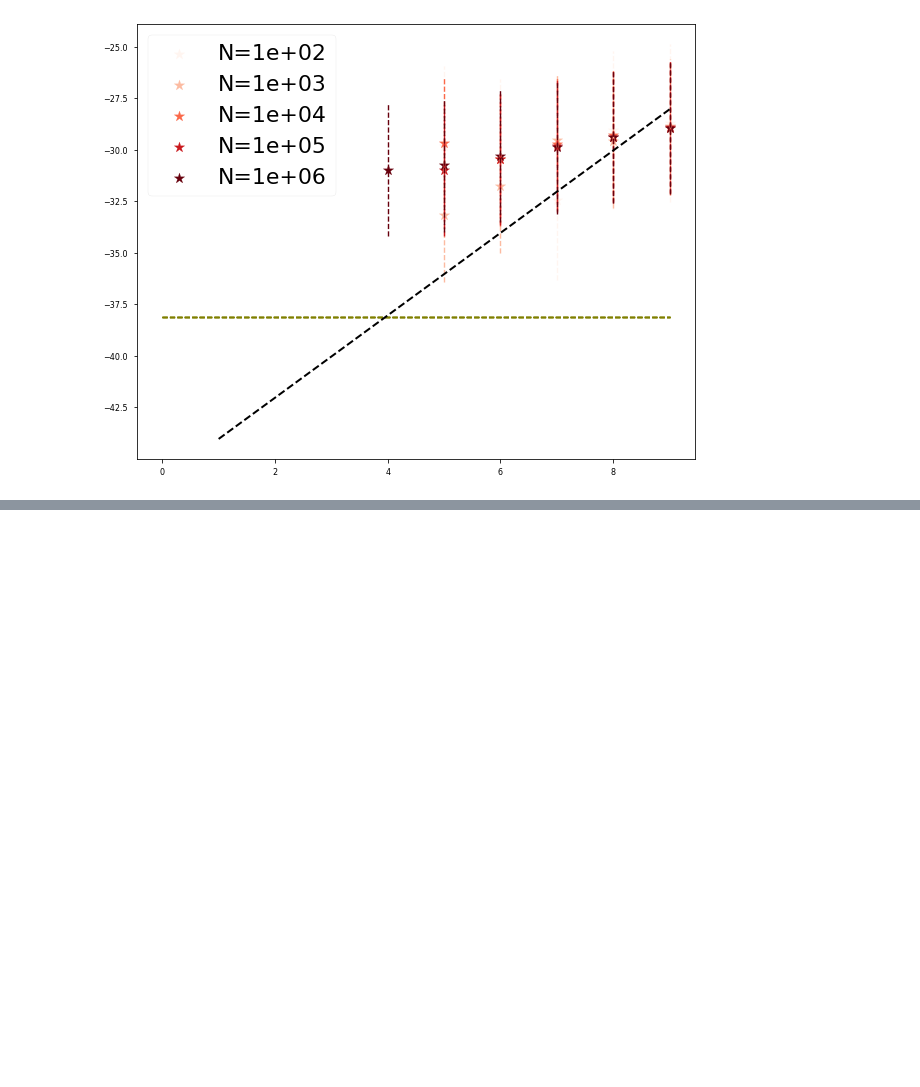
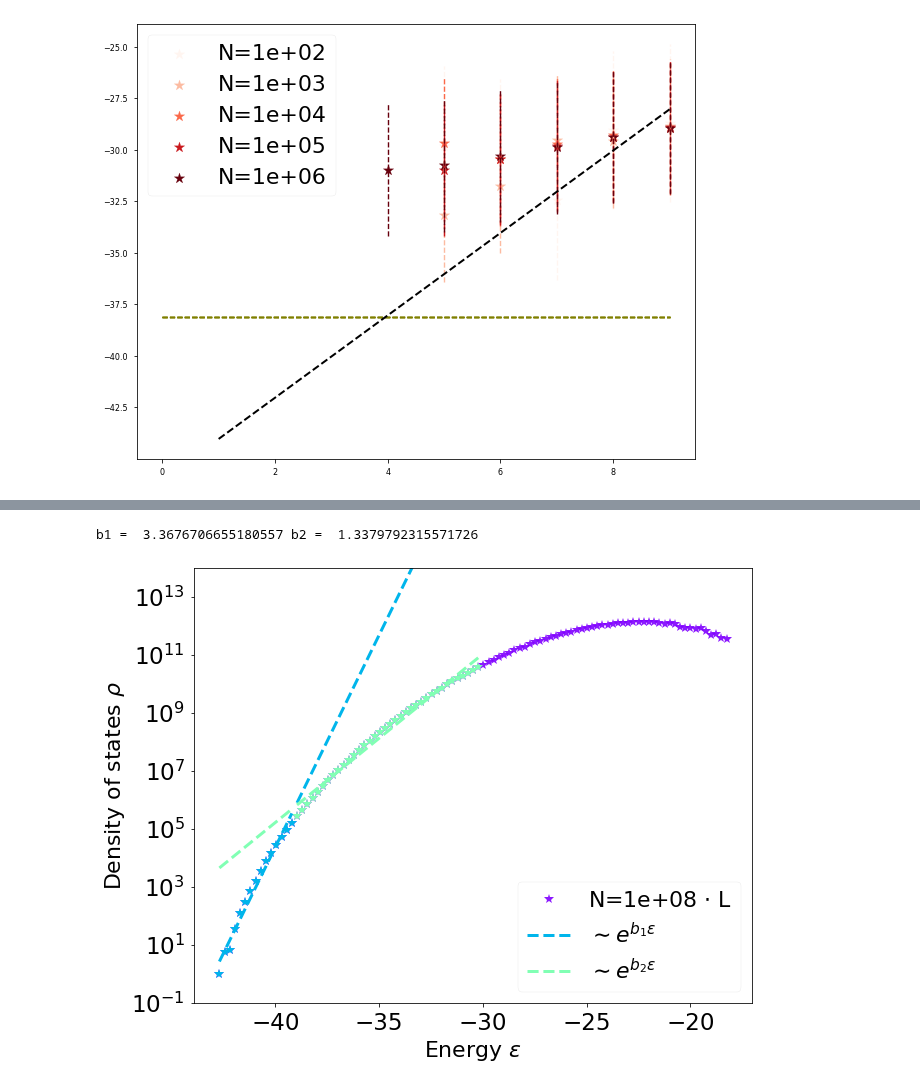
Before and after one commit to betoto008/Affinity_maturation, a Jupyter notebook: Jupyter_Notebooks/Shape_Space.ipynb, the cells around one changed output, grey strips where cells are left out. Cells and saved outputs as stored; diff of their text form; code cells hidden in the pictures; blank space fills up the shorter version.

```diff
--- a/Jupyter_Notebooks/Shape_Space.ipynb
+++ b/Jupyter_Notebooks/Shape_Space.ipynb
@@ -233,0 +300,58 @@ plt.hlines(0, 0, 4, linestyle = '--', color = 'k')
+# %%
+L = 9
+N = 1e8
+colors = np.flip(plt.cm.rainbow(np.linspace(0,1,len(Ts))), axis = 0)
+markers = ['^', 'o', 's', '*', 'x']
+E_0s = np.array([])
+T = 1
+data=(np.loadtxt(Text_files_path + 'output_highT_N-%d.txt'%(N)))
+E = data[:,0]
+ds = np.linspace(0, L);
+data_E = np.histogram(E, bins =np.linspace(-42.7, -18, 100), density = False);
+# %%
+fig, ax = plt.subplots(1, 1, figsize = (10,8))
+
+deltaE = abs(-43+18)/100
+E_0s = np.append(E_0s, data_E[0][0]/(np.exp(-data_E[1][0]/T)))
+ax.plot(data_E[1][:-1], (data_E[0]/(np.exp(-data_E[1][:-1]/T)))/(data_E[0][0]/(np.exp(-data_E[1][0]/T))), color = colors[-1], linestyle = '', marker = '*', ms = 10, alpha = 0.9, label = r"N=%.e $\cdot$ L"%(N));
+
+e1 = 43
+e2 = 39
+e3 = 30
+
+rho_e = (data_E[0]/(np.exp(-data_E[1][:-1]/T)))/(data_E[0][0]/(np.exp(-data_E[1][0]/T)))
+rho_e_1 = rho_e[np.where((data_E[1][:-1]>-e1) & (data_E[1][:-1]<-e2))]
+e_1 = data_E[1][:-1][np.where((data_E[1][:-1]>-e1) & (data_E[1][:-1]<-e2))]
+rho_e_2 = rho_e[np.where((data_E[1][:-1]>-e2) & (data_E[1][:-1]<-e3))]
+e_2 = data_E[1][:-1][np.where((data_E[1][:-1]>-e2) & (data_E[1][:-1]<-e3))]
+
+
+ax.plot(e_1, rho_e_1, color = colors[-2], linestyle = '', marker = '*', ms = 10, alpha = 1);
+ax.plot(e_2, rho_e_2, color = colors[-3], linestyle = '', marker = '*', ms = 10, alpha = 1);
+
+
+popt1, pcov1 = curve_fit(my_linear_func, e_1, np.log(rho_e_1))
+popt2, pcov2 = curve_fit(my_linear_func, e_2, np.log(rho_e_2))
+
+
+#ax.plot(e, np.exp(my_quadratic_func(e,*popt)), color = colors[-2], linewidth = 3, linestyle = '--', marker = '', ms = 10, alpha = 1);
+ax.plot(e_1, np.exp(my_linear_func(e_1,*popt1)), color = colors[-2], linewidth = 3, linestyle = '--', marker = '', ms = 10, alpha = 1, label = r'$\sim e^{b_{1}\epsilon}$');
+ax.plot(e_2, np.exp(my_linear_func(e_2,*popt1)), color = colors[-2], linewidth = 3, linestyle = '--', marker = '', ms = 10, alpha = 1);
+
+
+ax.plot(e_2, np.exp(my_linear_func(e_2,*popt2)), color = colors[-3], linewidth = 3, linestyle = '--', marker = '', ms = 10, alpha = 1, label = r'$\sim e^{b_{2}\epsilon}$');
+ax.plot(e_1, np.exp(my_linear_func(e_1,*popt2)), color = colors[-3], linewidth = 3, linestyle = '--', marker = '', ms = 10, alpha = 1);
+
+
+#ax.set_xlim(-43, -25)
+ax.set_ylim(0.1, 1e14)
+ax.set_yscale('log');
+ax.set_xlabel('Energy $\epsilon$', fontsize = 22)
+ax.set_ylabel(r'Density of states $\rho$', fontsize = 22)
+ax.tick_params(labelsize = 23)
+ax.legend(loc = 4, fontsize = 22)
+
+print('b1 = ', popt1[1], 'b2 = ', popt2[1])
+# %% [output]
+b1 =  3.3676706655180557 b2 =  1.3379792315571726
+[figure, added]
```
Also changed, not shown: parts of 7 cells of this notebook, 9 other files.
